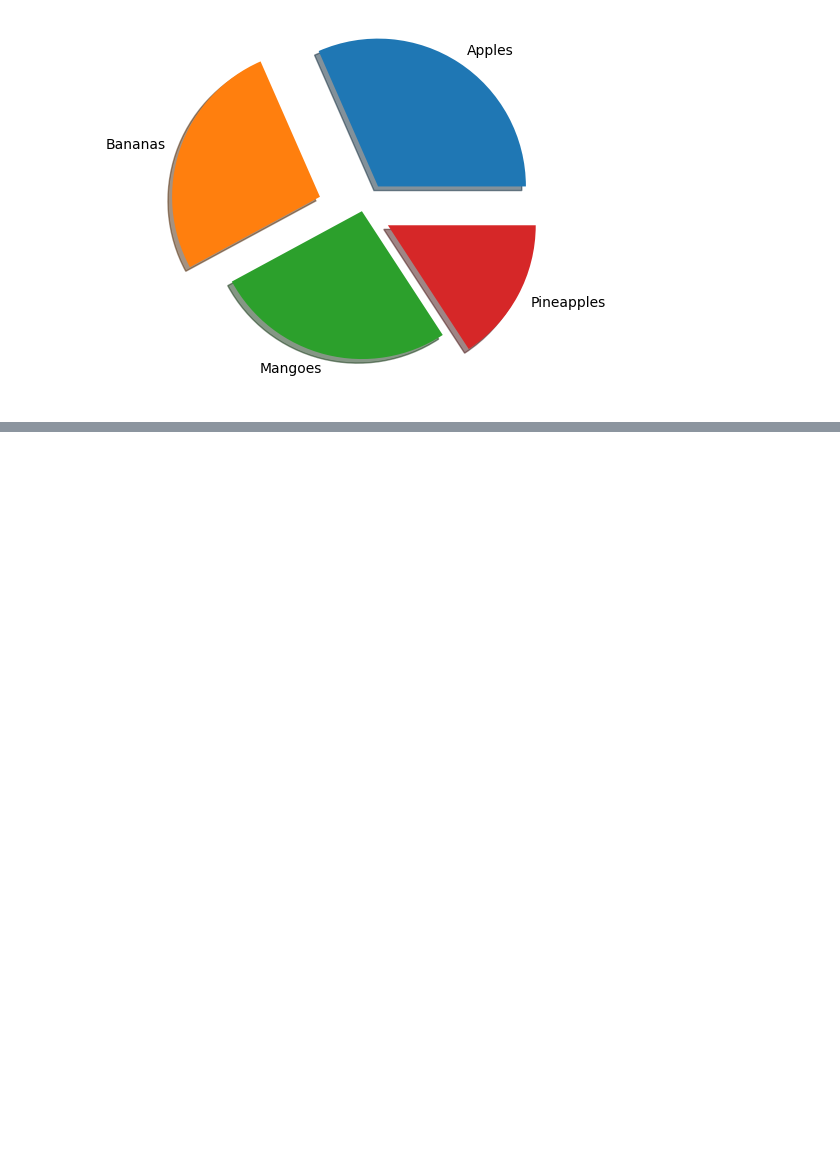
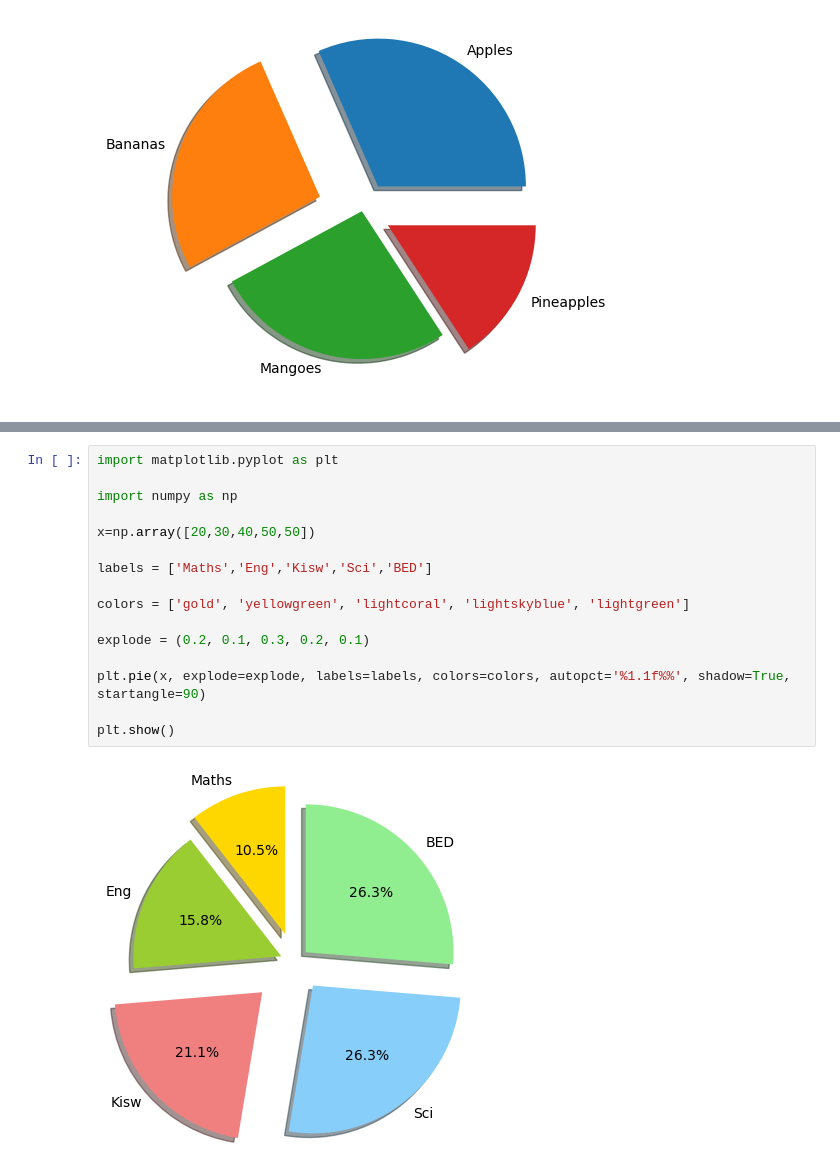
Before and after one commit to Joelson-Dieter/JupyterNotebook.ipynb, a Jupyter notebook: matplotlib.ipynb/marker.ipynb, the cells around one changed output, grey strips where cells are left out. Drawn from its saved outputs; the diff is of its cells as text; blank space fills up the shorter version.

```diff
--- a/matplotlib.ipynb/marker.ipynb
+++ b/matplotlib.ipynb/marker.ipynb
@@ -898,0 +915,18 @@ plt.show()
+# %%
+import matplotlib.pyplot as plt
+
+import numpy as np
+
+x=np.array([20,30,40,50,50])
+
+labels = ['Maths','Eng','Kisw','Sci','BED']
+
+colors = ['gold', 'yellowgreen', 'lightcoral', 'lightskyblue', 'lightgreen']
+
+explode = (0.2, 0.1, 0.3, 0.2, 0.1)
+
+plt.pie(x, explode=explode, labels=labels, colors=colors, autopct='%1.1f%%', shadow=True, startangle=90)
+
+plt.show()
+# %% [output]
+[figure, added]
```
Also changed, not shown: parts of 1 cell of this notebook.
